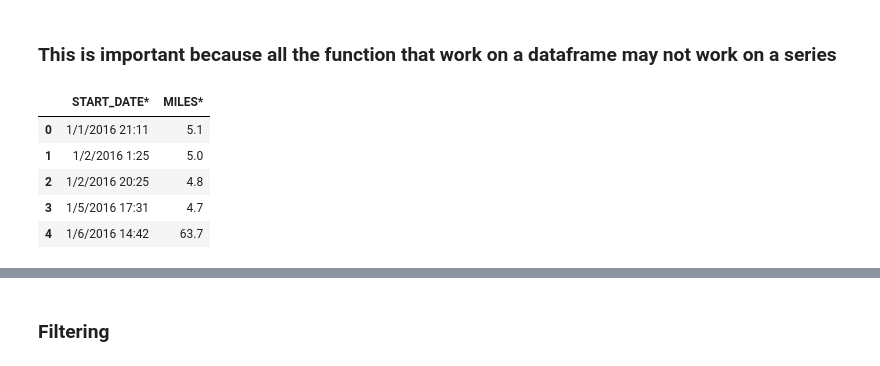
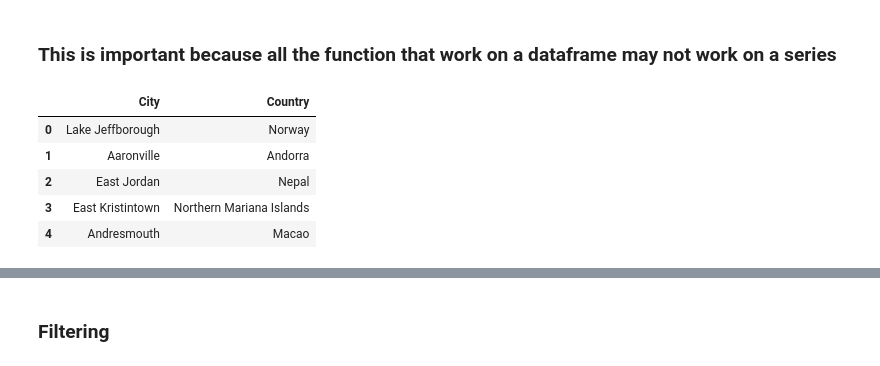
Before and after one commit to Army-man-gif/Courses, a Jupyter notebook: Course 1/Work/python_overview (1).ipynb, the cells around one changed output, grey strips where cells are left out. Drawn from its saved outputs; the diff is of its cells as text; code cells hidden in the pictures.

```diff
--- a/Course 1/Work/python_overview (1).ipynb
+++ b/Course 1/Work/python_overview (1).ipynb
@@ -535,14 +546,14 @@ pandas.core.frame.DataFrame
 # %% [markdown]
 ### This is important because all the function that work on a dataframe may not work on a series
 # %%
-df.loc[0:4,["START_DATE*","MILES*"]]
+df.loc[0:4,["City","Country"]]
 # %% [output]
-|  | START_DATE* | MILES* |
-| 0 | 1/1/2016 21:11 | 5.1 |
-| 1 | 1/2/2016 1:25 | 5.0 |
-| 2 | 1/2/2016 20:25 | 4.8 |
-| 3 | 1/5/2016 17:31 | 4.7 |
-| 4 | 1/6/2016 14:42 | 63.7 |
+|  | City | Country |
+| 0 | Lake Jeffborough | Norway |
+| 1 | Aaronville | Andorra |
+| 2 | East Jordan | Nepal |
+| 3 | East Kristintown | Northern Mariana Islands |
+| 4 | Andresmouth | Macao |
 # %%
 df.columns
 # %% [output]
```
Also changed, not shown: parts of 10 cells of this notebook.
